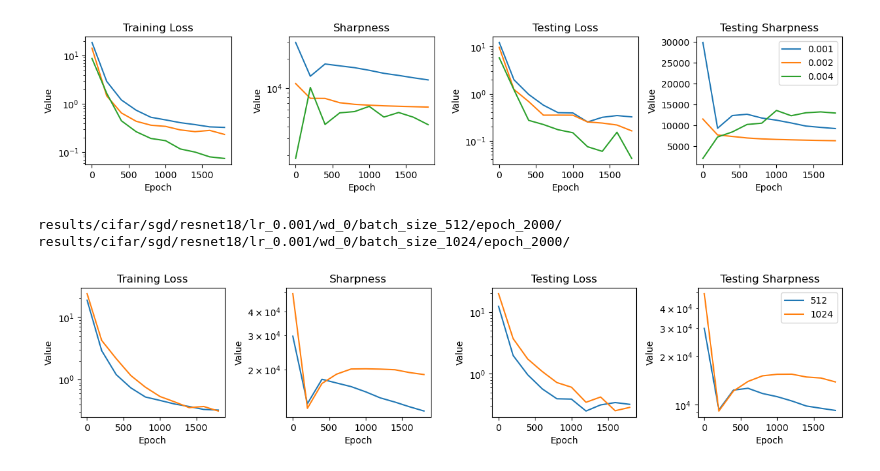
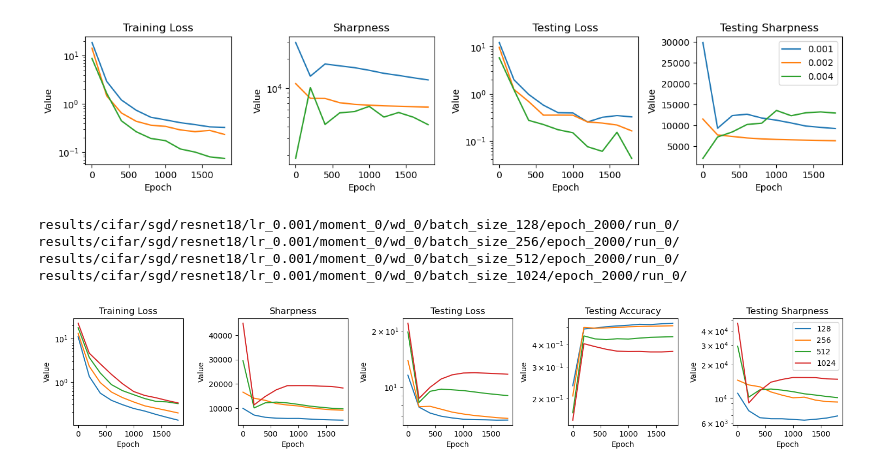
Before and after one commit to lucmonl/mlopt, a Jupyter notebook: notebook/edge_of_stability.ipynb, the cells around one changed output. Saved outputs shown, nothing was run; the diff lists cells and outputs as text; code cells hidden in the pictures.

```diff
--- a/notebook/edge_of_stability.ipynb
+++ b/notebook/edge_of_stability.ipynb
@@ -9,7 +9,7 @@ def plot_figures_lr(lrs):
 
 
         cur_epochs = train_graphs.log_epochs
-        plt.subplot(2,5,2)
+        plt.subplot(2,5,1)
         plt.semilogy(cur_epochs, train_graphs.loss)
         #plt.legend(['Loss + Weight Decay'])
         plt.xlabel('Epoch')
@@ -17,19 +17,26 @@ def plot_figures_lr(lrs):
         plt.title('Training Loss')
 
 
-        plt.subplot(2,5,3)
+        plt.subplot(2,5,2)
         plt.semilogy(cur_epochs, train_graphs.eigs)
         #plt.legend(['Loss + Weight Decay'])
         plt.xlabel('Epoch')
         plt.ylabel('Value')
         plt.title('Sharpness')
 
-        plt.subplot(2,5,4)
+        plt.subplot(2,5,3)
         plt.semilogy(cur_epochs, train_graphs.test_loss)
         #.legend(['Loss + Weight Decay'])
         plt.xlabel('Epoch')
         plt.ylabel('Value')
         plt.title('Testing Loss')
+
+        plt.subplot(2,5,4)
+        plt.semilogy(cur_epochs, train_graphs.test_accuracy)
+        #.legend(['Loss + Weight Decay'])
+        plt.xlabel('Epoch')
+        plt.ylabel('Value')
+        plt.title('Testing Accuracy')
 
         plt.subplot(2,5,5)
         plt.plot(cur_epochs, train_graphs.eigs_test)
@@ -52,7 +59,7 @@ def plot_figures_batch_sizes(batch_sizes):
 
 
         cur_epochs = train_graphs.log_epochs
-        plt.subplot(2,5,2)
+        plt.subplot(2,5,1)
         plt.semilogy(cur_epochs, train_graphs.loss)
         #plt.legend(['Loss + Weight Decay'])
         plt.xlabel('Epoch')
@@ -60,19 +67,27 @@ def plot_figures_batch_sizes(batch_sizes):
         plt.title('Training Loss')
 
 
-        plt.subplot(2,5,3)
-        plt.semilogy(cur_epochs, train_graphs.eigs)
+        plt.subplot(2,5,2)
+        #plt.semilogy(cur_epochs, train_graphs.eigs)
+        plt.plot(cur_epochs, train_graphs.eigs)
         #plt.legend(['Loss + Weight Decay'])
         plt.xlabel('Epoch')
         plt.ylabel('Value')
         plt.title('Sharpness')
 
-        plt.subplot(2,5,4)
+        plt.subplot(2,5,3)
         plt.semilogy(cur_epochs, train_graphs.test_loss)
         #.legend(['Loss + Weight Decay'])
         plt.xlabel('Epoch')
         plt.ylabel('Value')
         plt.title('Testing Loss')
+
+        plt.subplot(2,5,4)
+        plt.semilogy(cur_epochs, train_graphs.test_accuracy)
+        #.legend(['Loss + Weight Decay'])
+        plt.xlabel('Epoch')
+        plt.ylabel('Value')
+        plt.title('Testing Accuracy')
 
         plt.subplot(2,5,5)
         plt.semilogy(cur_epochs, train_graphs.eigs_test)
@@ -123,13 +138,16 @@ results/cifar/sgd/resnet18/lr_0.002/wd_0/batch_size_512/epoch_2000/
 results/cifar/sgd/resnet18/lr_0.004/wd_0/batch_size_512/epoch_2000/
 [figure]
 # %%
-dataset_name, opt_name, weight_decay, batch_size, lr, epochs = "cifar", "sgd", 0, 512, 0.001, 2000
+dataset_name, opt_name, momentum, weight_decay, batch_size, lr, epochs = "cifar", "sgd", 0, 0, 512, 0.001, 2000
 model_name = "resnet18"
 model_params = {}
 
-plot_figures_batch_sizes([512, 1024])
+#plot_figures_batch_sizes([512, 1024])
+plot_figures_batch_sizes([128, 256, 512, 1024])
 # %% [output]
-results/cifar/sgd/resnet18/lr_0.001/wd_0/batch_size_512/epoch_2000/
-results/cifar/sgd/resnet18/lr_0.001/wd_0/batch_size_1024/epoch_2000/
+results/cifar/sgd/resnet18/lr_0.001/moment_0/wd_0/batch_size_128/epoch_2000/run_0/
+results/cifar/sgd/resnet18/lr_0.001/moment_0/wd_0/batch_size_256/epoch_2000/run_0/
+results/cifar/sgd/resnet18/lr_0.001/moment_0/wd_0/batch_size_512/epoch_2000/run_0/
+results/cifar/sgd/resnet18/lr_0.001/moment_0/wd_0/batch_size_1024/epoch_2000/run_0/
-[figure, old version]
+[figure, new version]
 # %%
```
Also changed, not shown: parts of 2 cells of this notebook, 5 other files.
